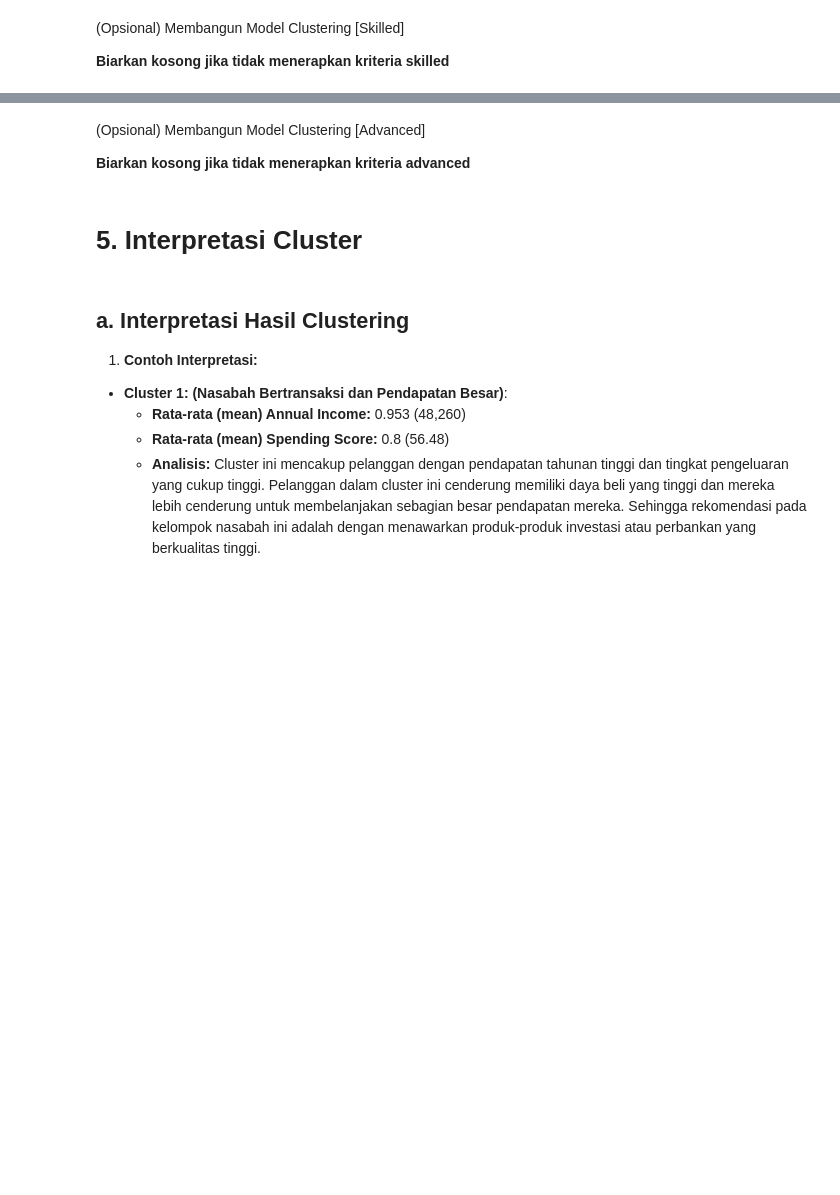
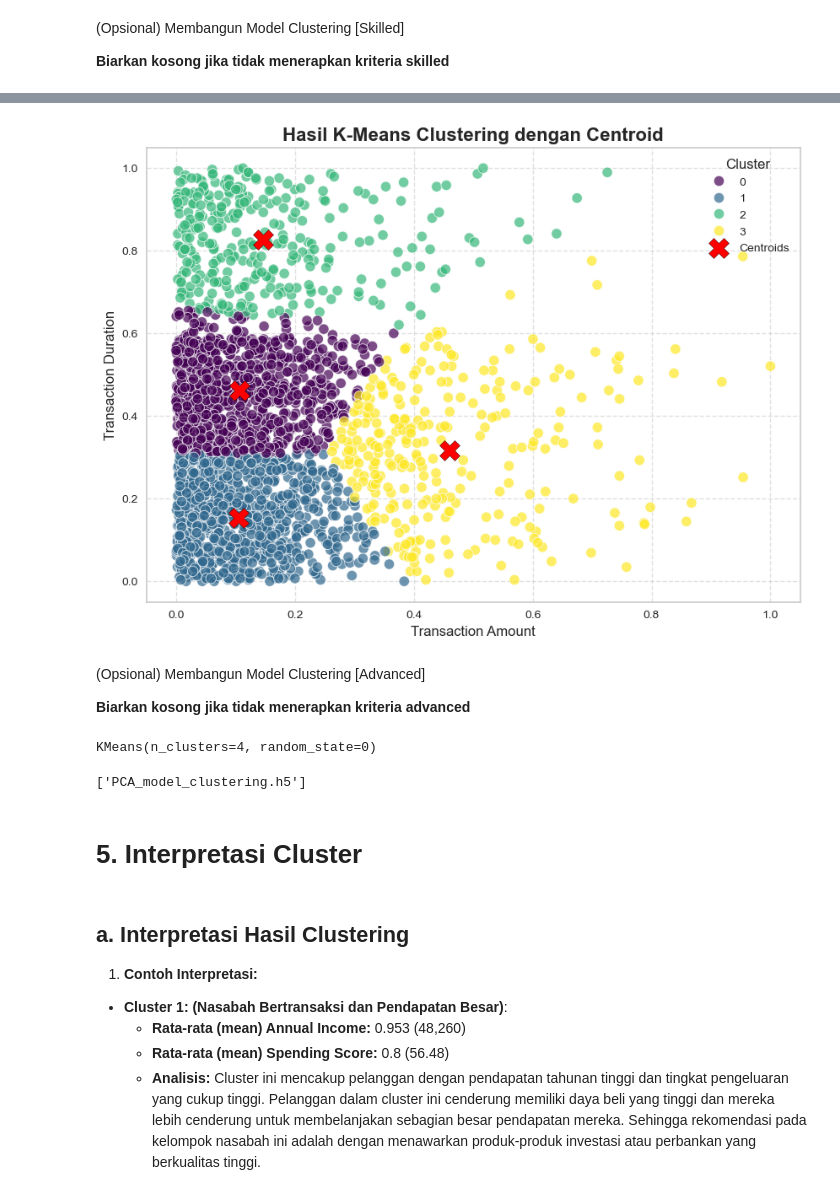
Before and after one commit to bluga404/ml-project-dicoding, a Jupyter notebook: [Clustering]_Submission_Akhir_BMLP_Walker_Valentinus_Simanjuntak.ipynb, the cells around one changed output, grey strips where cells are left out. Saved outputs shown, nothing was run; the diff lists cells and outputs as text; code cells hidden in the pictures; blank space fills up the shorter version.

```diff
--- a/[Clustering]_Submission_Akhir_BMLP_Walker_Valentinus_Simanjuntak.ipynb
+++ b/[Clustering]_Submission_Akhir_BMLP_Walker_Valentinus_Simanjuntak.ipynb
@@ -436,20 +552,38 @@ Jalankan cell code ini untuk menyimpan model kamu.
+# %%
+centroids = kmeans.cluster_centers_
+plt.figure(figsize=(10, 7))
+sns.scatterplot(x=X['TransactionAmount'], y=X['TransactionDuration'], hue=df['Cluster'],
+                palette='viridis', s=80, alpha=0.7, legend='full')
+plt.scatter(centroids[:, 0], centroids[:, 1], s=300, c='red', marker='X', label='Centroids', edgecolor='black')
+plt.title('Hasil K-Means Clustering dengan Centroid', fontsize=16, weight='bold')
+plt.xlabel('Transaction Amount', fontsize=12)
+plt.ylabel('Transaction Duration', fontsize=12)
+plt.grid(True, linestyle='--', alpha=0.6)
+plt.legend(title='Cluster', loc='upper right')
+plt.show()
+# %% [output]
+[figure, added]
 # %% [markdown]
 (Opsional) Membangun Model Clustering [Advanced]
 
 **Biarkan kosong jika tidak menerapkan kriteria advanced**
 # %%
 # Membangun model menggunakan PCA.
-# ___ =PCA(n_components=<x>)
-# ___ = ____.fit_transform(___)
+pca =PCA(n_components=2)
+X_pca = pca.fit_transform(X)
 # Menyimpan data PCA sebagai Dataframe dengan nama PCA_<numbers>
-# <data_final> = pd.DataFrame(___, columns=['PCA1', 'PCA2', <sesuaikan dengan jumlah n>])
+df_pca = pd.DataFrame(X_pca, columns=['PCA1', 'PCA2'])
 # Pastikan kamu membangun model Kmeans baru dengan data yang sudah dimodifikasi melalui PCA.
-# ___ = KMeans(n_clusters=<x>)
-# ___.fit(<data_final>)
+kmeans_pca = KMeans(n_clusters=4, random_state=0)
+kmeans_pca.fit(df_pca)
+# %% [output]
+KMeans(n_clusters=4, random_state=0)
 # %%
 # Simpan model PCA sebagai perbandingan dengan menjalankan cell code ini joblib.dump(model,"PCA_model_clustering.h5")
 # Pastikan yang disimpan model yang sudah melalui .fit berdasarkan dataset yang sudah dilakukan PCA
-# joblib.dump(___, "PCA_model_clustering.h5")
+joblib.dump(kmeans_pca, "PCA_model_clustering.h5")
+# %% [output]
+['PCA_model_clustering.h5']
 # %% [markdown]
 # **5. Interpretasi Cluster**
 # %% [markdown]
```
Also changed, not shown: parts of 37 cells of this notebook, 6 other files.
